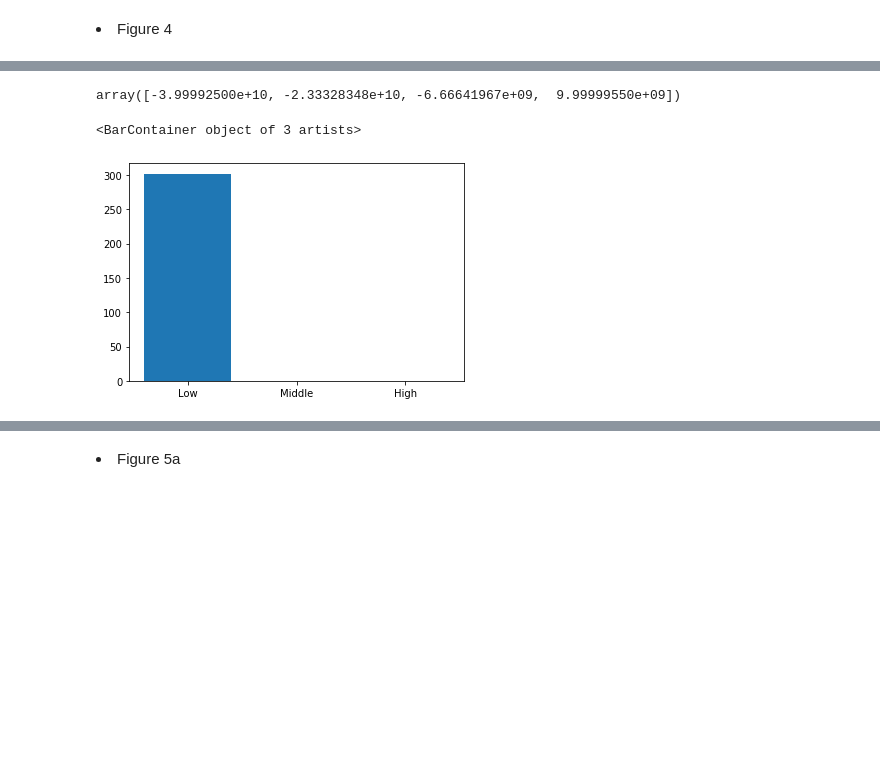
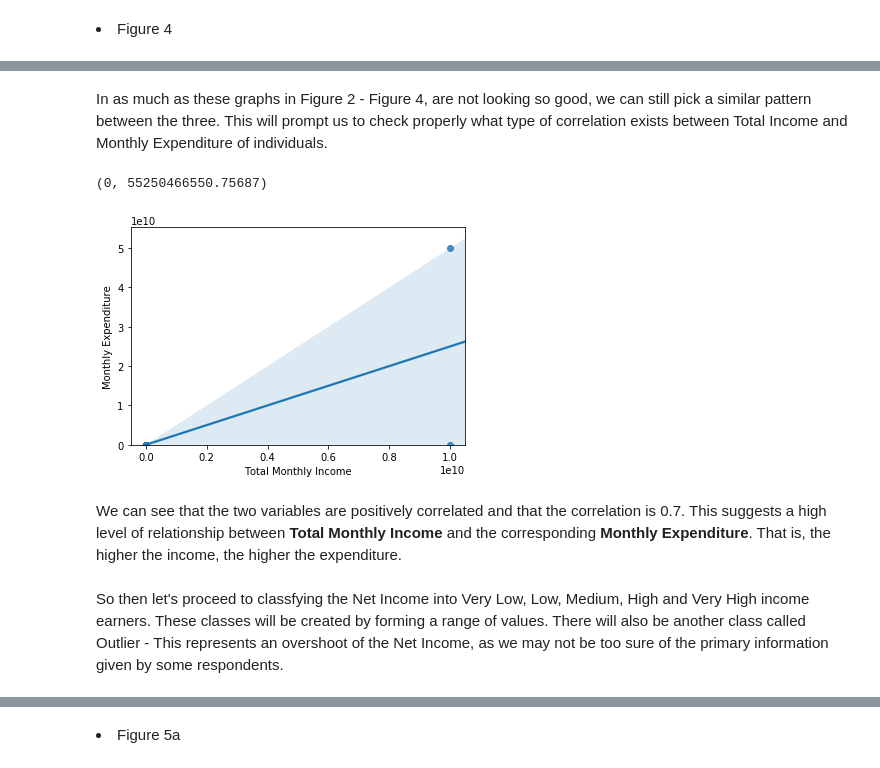
Before and after one commit to sharonibejih/Analysis-on-Nigerians-Demography, a Jupyter notebook: PROJECT .ipynb, the cells around one changed output, grey strips where cells are left out. Cells and saved outputs as stored; diff of their text form; code cells hidden in the pictures; blank space fills up the shorter version.

```diff
--- a/PROJECT .ipynb
+++ b/PROJECT .ipynb
@@ -334,0 +290,11 @@ Data
+# %%
+Data['Income sufficiency']= Data['Income sufficiency'].replace('No', 0)
+Data['Income sufficiency']= Data['Income sufficiency'].replace('Yes', 1)
+# %%
+Data['Tax Payment']= Data['Tax Payment'].replace('No', 0)
+Data['Tax Payment']= Data['Tax Payment'].replace('Yes', 1)
+# %%
+Data['Is Nigeria Hopeful']= Data['Is Nigeria Hopeful'].replace('No', 0)
+Data['Is Nigeria Hopeful']= Data['Is Nigeria Hopeful'].replace('Yes', 1)
+# %%
+data = Data[cols[0:3] + cols[5:8] + [cols[12]] + cols[14:16] + [cols[19]] + cols[3:5] + cols[8:12] + [cols[13]]+ cols[16:19]+ cols[20:22]]
@@ -405,5 +376,0 @@ To do this, we will cut the values into 4, so as to produce a three grouped data
-# %%
-net_income = np.linspace(min(Data['Net Income']), max(Data['Net Income']), 4)
-net_income
-# %% [output]
-array([-3.99992500e+10, -2.33328348e+10, -6.66641967e+09,  9.99999550e+09])
@@ -414,9 +377,2 @@ Data['Net Income binned']= pd.cut(Data['Net Income'], net_income, group_names)
-# %%
-%matplotlib inline
-import matplotlib as plt
-from matplotlib import pyplot
-
-pyplot.bar(group_names, Data['Net Income binned'].value_counts())
-# %% [output]
-<BarContainer object of 3 artists>
-[figure, removed]
+# %% [markdown]
+In as much as these graphs in Figure 2 - Figure 4, are not looking so good, we can still pick a similar pattern between the three. This will prompt us to check properly what type of correlation exists between Total Income and Monthly Expenditure of individuals.
@@ -422,0 +383,6 @@ pyplot.bar(group_names, Data['Net Income binned'].value_counts())
+# %%
+sns.regplot(x= 'Total Monthly Income', y= 'Monthly Expenditure', data=data)
+plt.ylim(0,)
+# %% [output]
+(0, 55250466550.75687)
+[figure, added]
@@ -422,0 +395,4 @@ pyplot.bar(group_names, Data['Net Income binned'].value_counts())
+# %% [markdown]
+We can see that the two variables are positively correlated and that the correlation is 0.7. This suggests a high level of relationship between **Total Monthly Income** and the corresponding **Monthly Expenditure**. That is, the higher the income, the higher the expenditure.
+# %% [markdown]
+So then let's proceed to classfying the Net Income into Very Low, Low, Medium, High and Very High income earners. These classes will be created by forming a range of values. There will also be another class called Outlier - This represents an overshoot of the Net Income, as we may not be too sure of the primary information given by some respondents.
```
Also changed, not shown: parts of 78 cells of this notebook.
